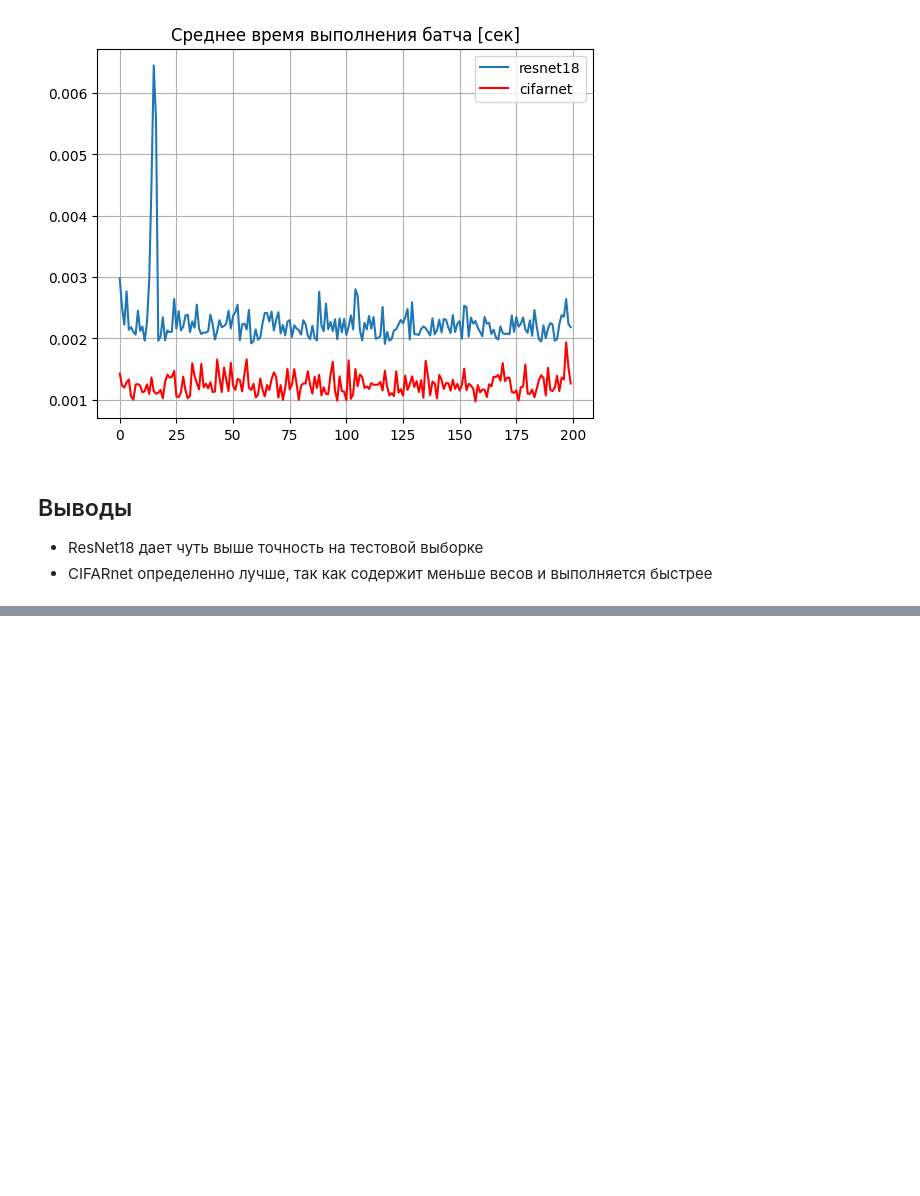
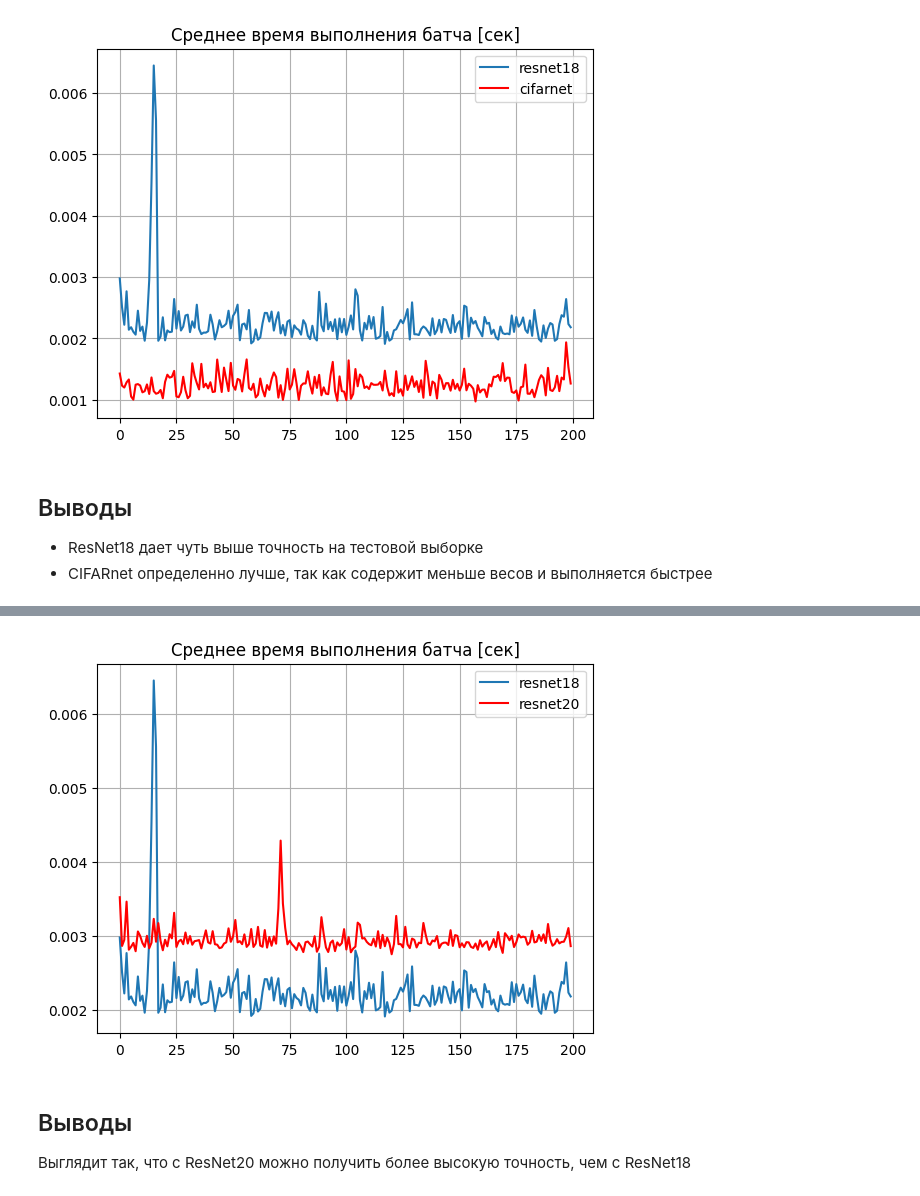
Before and after one commit to AlexChudinov/fork-pytorch_resnet_cifar10, a Jupyter notebook: notebooks/report.ipynb, the cells around one changed output, grey strips where cells are left out. Cells and saved outputs as stored; diff of their text form; code cells hidden in the pictures; blank space fills up the shorter version.

```diff
--- a/notebooks/report.ipynb
+++ b/notebooks/report.ipynb
@@ -29,0 +45,8 @@ _ = df2.plot(ax=ax, y="batch_time", color="r", label="cifarnet", grid="on")
+# %%
+ax = df1.plot(y="batch_time", title="Среднее время выполнения батча [сек]", label="resnet18")
+_ = df2.plot(ax=ax, y="batch_time", color="r", label="resnet20", grid="on")
+# %% [output]
+[figure, added]
+# %% [markdown]
+## Выводы
+Выглядит так, что с ResNet20 можно получить более высокую точность, чем с ResNet18
```
Also changed, not shown: parts of 4 cells of this notebook, 3 other files.
